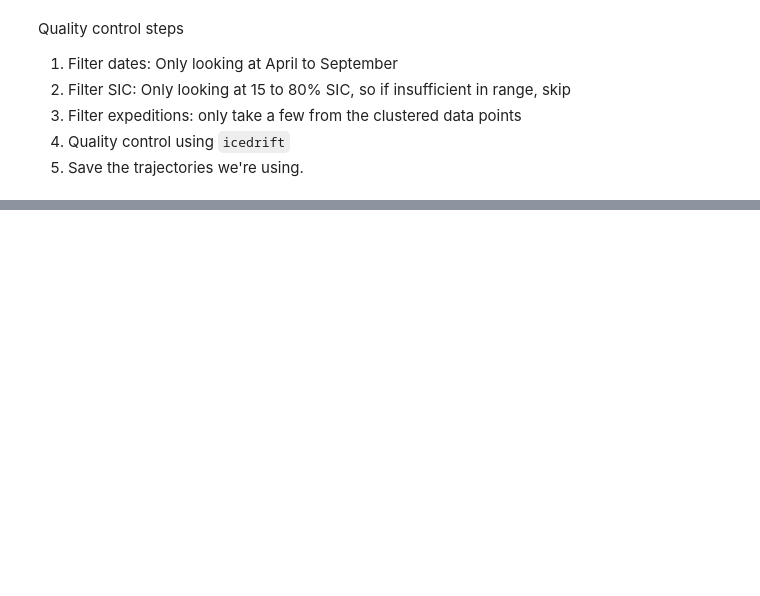
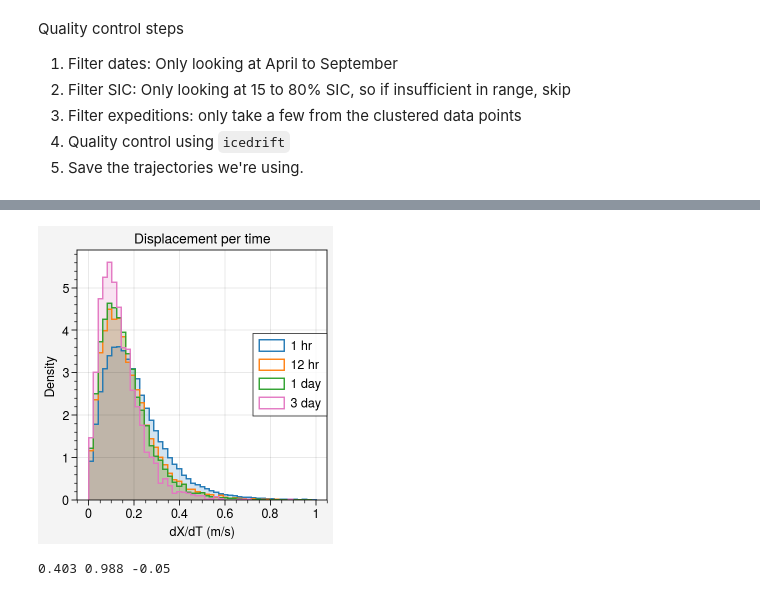
Before and after one commit to danielmwatkins/calval_tgrs, a Jupyter notebook: notebooks/tracker_distance_threshold.ipynb, the cells around one changed output, grey strips where cells are left out. Cells and saved outputs as stored; diff of their text form; code cells hidden in the pictures; blank space fills up the shorter version.

```diff
--- a/notebooks/tracker_distance_threshold.ipynb
+++ b/notebooks/tracker_distance_threshold.ipynb
@@ -376,0 +86,4 @@ fig.save('../figures/travel_distance.png', dpi=300)
+# %%
+buoy_data_interp = {}
+for buoy_id in buoy_data:
+    buoy_data_interp[buoy_id] = intrp.interpolate_buoy_track(buoy_data[buoy_id].set_index('datetime', drop=True), freq='1h')
@@ -376,0 +109,30 @@ fig.save('../figures/travel_distance.png', dpi=300)
+# %%
+g = pyproj.Geod(ellps='WGS84')
+
+count = 0
+results_bg = {}
+results_fs = {}
+for buoy_id in buoy_data_interp:
+        df = buoy_data_interp[buoy_id]
+        for hours in (1, 3, 6, 12, 24, 48, 72, 96):
+            if hours not in results_bg:
+                results_bg[hours] = []
+                results_fs[hours] = []
+
+            in_fs = df.longitude.between(-45, 100)
+            in_bg = df.longitude.between(-180, -120)
+
+            if (sum(in_fs) > 10) | (sum(in_bg) > 10):
+                df_samp = df.resample('{t}h'.format(t=hours)).asfreq()
+                in_fs = df_samp.longitude.between(-45, 100)
+                in_bg = df_samp.longitude.between(-180, -120)
+                # fwd, bck, dist = g.inv(df_samp.longitude, df_samp.latitude, df_samp.shift(1).longitude, df_samp.shift(1).latitude)
+                dist = np.sqrt((df_samp.x_stere.shift(-1) - df_samp.x_stere)**2 + (df_samp.y_stere.shift(-1) - df_samp.y_stere)**2)
+                # dist = dist[~np.isnan(dist)]
+                df_samp['distance'] = np.round(dist, 2)
+                df_samp['dt'] = hours
+                df_samp['buoy_id'] = buoy_id
+                if sum(in_fs) > sum(in_bg):
+                    results_fs[hours].append(df_samp.loc[in_fs])
+                else:
+                    results_bg[hours].append(df_samp.loc[in_bg])
@@ -376,0 +234,23 @@ fig.save('../figures/travel_distance.png', dpi=300)
+# %%
+fig, ax = pplt.subplots()
+for hours, label, color in zip([1, 12, 24, 72], ['1 hr', '12 hr', '1 day',  '3 day'], ['tab:blue', 'tab:orange', 'tab:green', 'tab:pink']):
+    _ = ax.hist(pd.concat(results[hours])['distance'].dropna()/(hours * 60 * 60),
+           bins=np.linspace(0, 1, 50), density=True, histtype='step', label=label, color=color, lw=1)
+    _ = ax.hist(pd.concat(results[hours])['distance'].dropna()/(hours * 60 * 60),
+           bins=np.linspace(0, 1, 50), density=True, histtype='stepfilled', label='', color=color, alpha=0.2)
+ax.legend(ncols=1)
+ax.format(xlabel='dX/dT (m/s)', title='Displacement per time', ylabel='Density')
+# %% [output]
+[figure, added]
+# %%
+from numpy.polynomial import Polynomial
+polyfit_results = Polynomial.fit(np.log10(plot_df.index), np.log10(plot_df['q99']/1e3), deg=2).convert(domain=(-1, 1))
+
+# The polyfit is done in log space.
+# So for a given dt in hours, the distance in meters is:
+a, b, c = np.round(polyfit_results.coef, 3)
+print(a, b, c)
+fitted_line = lambda x: a +  b * x + c * x**2
+dist_thresh = lambda dt: 10**fitted_line(np.log10(dt))
+# %% [output]
+0.403 0.988 -0.05
```
Also changed, not shown: parts of 42 cells of this notebook, 23 other files.
